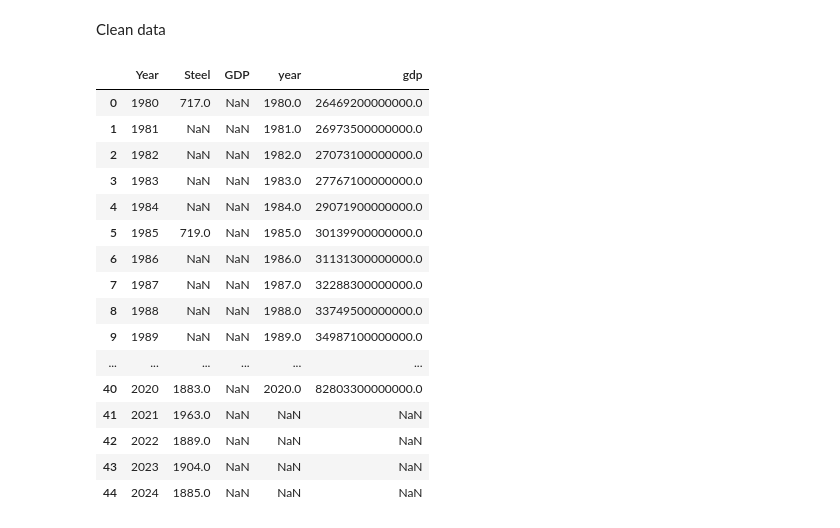
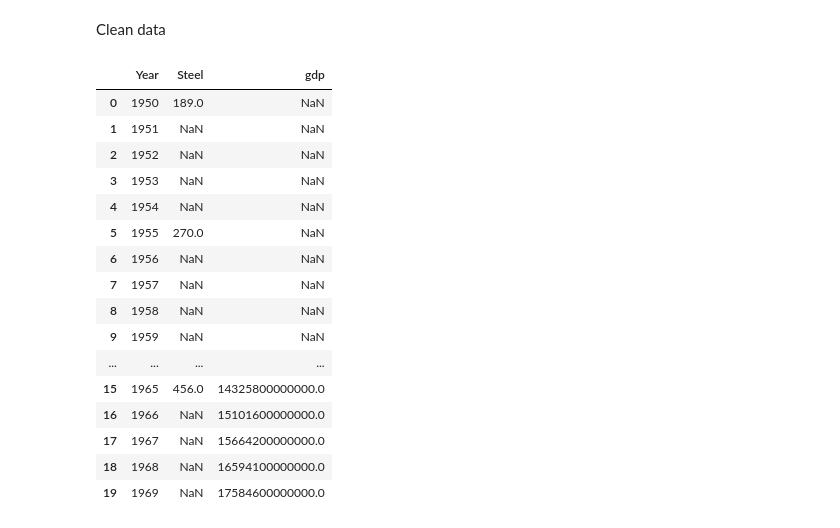
Before and after one commit to idaviktoria/master, a Jupyter notebook: electrolysers/raw_processing/steel_gdp_regression.ipynb, the cells around one changed output. Cells and saved outputs as stored; diff of their text form; code cells hidden in the pictures.

```diff
--- a/electrolysers/raw_processing/steel_gdp_regression.ipynb
+++ b/electrolysers/raw_processing/steel_gdp_regression.ipynb
@@ -117,57 +129,50 @@ display(future_gdp)
 # %% [markdown]
 Clean data
 # %%
-# New dataframe with relevant columns for steel production from 1850 to 1979
-steel_1850 = steel_data[steel_data["Year"] < 1980][["Year", "Steel", "GDP"]].copy()
-
 # New dataframe for steel production from 1980 to 2020
-steel_1980 = steel_data[(steel_data["Year"] >= 1980) & (steel_data["Year"] < 2021)][["Year", "Steel", "GDP"]].copy()
-
-# Ensure year columns are integers
-steel_1980["Year"] = steel_1980["Year"].astype(int)
-historic_gdp["year"] = historic_gdp["year"].astype(int)
-
-# Merge GDP into steel_1980 by matching years
-steel_1980 = steel_1980.merge(
-    historic_gdp[["year", "gdp"]],
-    left_on="Year",       # your steel dataframe column
-    right_on="year",      # GDP dataframe column
-    how="left"
-)
-
-# Merge steel_1850 and steel_1980 for a complete dataset from 1850 to 2020
-#steel_historic = steel_1980[["Year", "Steel", "GDP"]].copy()
-steel_historic = pd.concat([steel_1850, steel_1980], ignore_index=True)
-
-# Look at the merged data
-#display(steel_1980)
+steel_1980 = steel_data[(steel_data["Year"] >= 1950) & (steel_data["Year"] < 2021)][["Year", "Steel", "GDP"]].copy()
 
 # Add data for steel production from 2021 to 2024
 steel_2021_2024 = pd.DataFrame({
     "Year": [2021, 2022, 2023, 2024],
     "Steel": [1963, 1889, 1904, 1885] # in Mt, from World Steel Association
 })
 
 # Combine steel_historic and steel_2021_2024 for a complete dataset from 1850 to 2024
 steel_historic = pd.concat([steel_1980, steel_2021_2024], ignore_index=True)
 
+# Ensure year columns are integers
+steel_1980["Year"] = steel_1980["Year"].astype(int)
+historic_gdp["year"] = historic_gdp["year"].astype(int)
+
+# Merge GDP into steel_1980 by matching years
+steel_historic = steel_historic.merge(
+    historic_gdp[["year", "gdp"]],
+    left_on="Year",       # your steel dataframe column
+    right_on="year",      # GDP dataframe column
+    how="left"
+)
+
+# Drop 'year' and 'GDP' columns from steel_historic if they exist
+steel_historic = steel_historic.drop(columns=['year', 'GDP'], errors='ignore')
+
 # Look at the complete dataset
-display(steel_historic)
+display(steel_historic.head(20))
 # %% [output]
-|  | Year | Steel | GDP | year | gdp |
-| 0 | 1980 | 717.0 | NaN | 1980.0 | 26469200000000.0 |
-| 1 | 1981 | NaN | NaN | 1981.0 | 26973500000000.0 |
-| 2 | 1982 | NaN | NaN | 1982.0 | 27073100000000.0 |
-| 3 | 1983 | NaN | NaN | 1983.0 | 27767100000000.0 |
-| 4 | 1984 | NaN | NaN | 1984.0 | 29071900000000.0 |
-| 5 | 1985 | 719.0 | NaN | 1985.0 | 30139900000000.0 |
-| 6 | 1986 | NaN | NaN | 1986.0 | 31131300000000.0 |
-| 7 | 1987 | NaN | NaN | 1987.0 | 32288300000000.0 |
-| 8 | 1988 | NaN | NaN | 1988.0 | 33749500000000.0 |
-| 9 | 1989 | NaN | NaN | 1989.0 | 34987100000000.0 |
-| ... | ... | ... | ... | ... | ... |
-| 40 | 2020 | 1883.0 | NaN | 2020.0 | 82803300000000.0 |
-| 41 | 2021 | 1963.0 | NaN | NaN | NaN |
-| 42 | 2022 | 1889.0 | NaN | NaN | NaN |
-| 43 | 2023 | 1904.0 | NaN | NaN | NaN |
-| 44 | 2024 | 1885.0 | NaN | NaN | NaN |
+|  | Year | Steel | gdp |
+| 0 | 1950 | 189.0 | NaN |
+| 1 | 1951 | NaN | NaN |
+| 2 | 1952 | NaN | NaN |
+| 3 | 1953 | NaN | NaN |
+| 4 | 1954 | NaN | NaN |
+| 5 | 1955 | 270.0 | NaN |
+| 6 | 1956 | NaN | NaN |
+| 7 | 1957 | NaN | NaN |
+| 8 | 1958 | NaN | NaN |
+| 9 | 1959 | NaN | NaN |
+| ... | ... | ... | ... |
+| 15 | 1965 | 456.0 | 14325800000000.0 |
+| 16 | 1966 | NaN | 15101600000000.0 |
+| 17 | 1967 | NaN | 15664200000000.0 |
+| 18 | 1968 | NaN | 16594100000000.0 |
+| 19 | 1969 | NaN | 17584600000000.0 |
```
Also changed, not shown: parts of 28 cells of this notebook, 7 other files.
